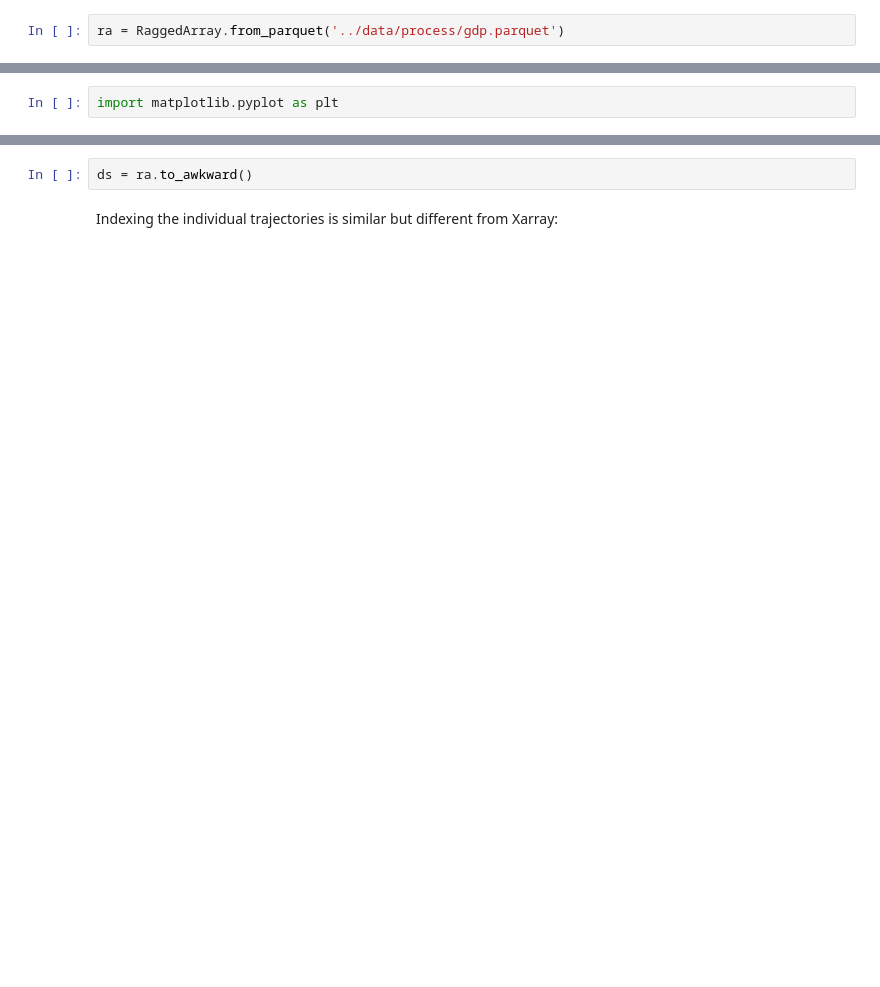
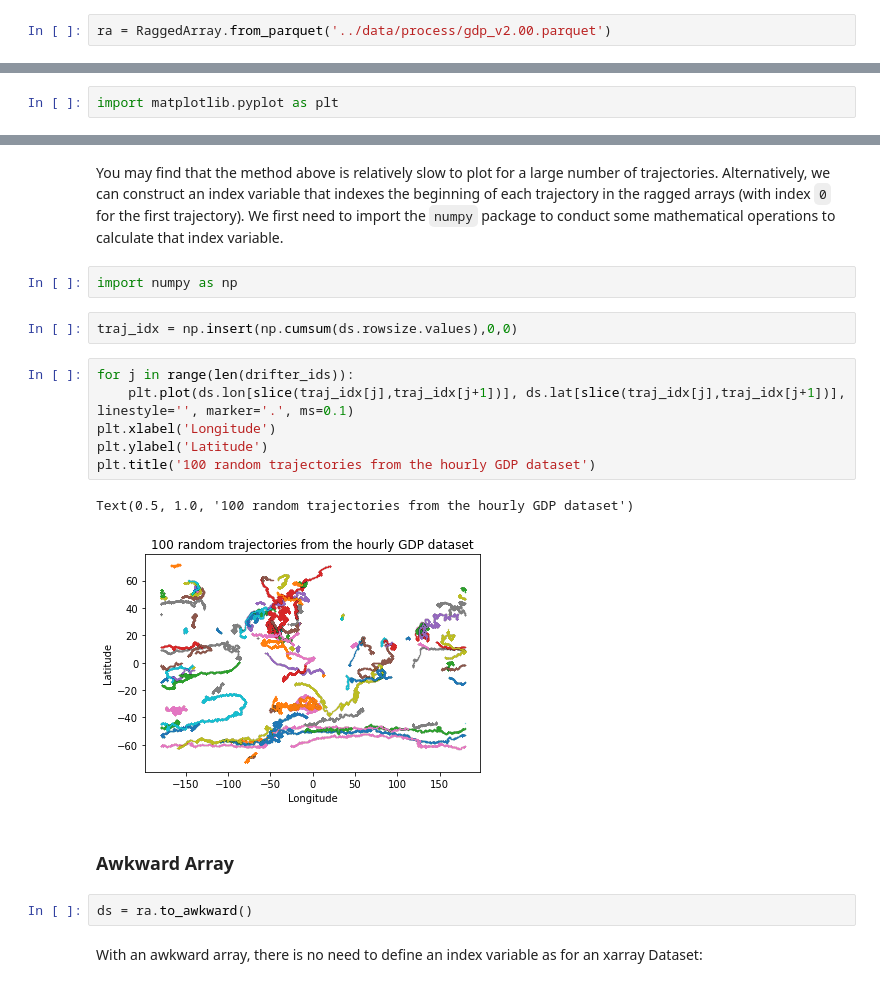
Before and after one commit to selipot/clouddrift-examples, a Jupyter notebook: notebooks/gdp.ipynb, the cells around one changed output, grey strips where cells are left out. Drawn from its saved outputs; the diff is of its cells as text; blank space fills up the shorter version.

```diff
--- a/notebooks/gdp.ipynb
+++ b/notebooks/gdp.ipynb
@@ -214,7 +212,7 @@ ra = RaggedArray.from_netcdf('../data/process/gdp.nc')
 # %% [markdown]
 ### Apache Parquet
 # %%
-ra = RaggedArray.from_parquet('../data/process/gdp.parquet')
+ra = RaggedArray.from_parquet('../data/process/gdp_v2.00.parquet')
 # %% [markdown]
 ## Converting to data structures for analysis
 
@@ -268,7 +264,24 @@ Text(0.5, 1.0, '100 random trajectories from the hourly GDP dataset')
+# %% [markdown]
+You may find that the method above is relatively slow to plot for a large number of trajectories. Alternatively, we can construct an index variable that indexes the beginning of each trajectory in the ragged arrays (with index `0` for the first trajectory). We first need to import the `numpy` package to conduct some mathematical operations to calculate that index variable.
+# %%
+import numpy as np
+# %%
+traj_idx = np.insert(np.cumsum(ds.rowsize.values),0,0)
+# %%
+for j in range(len(drifter_ids)):
+    plt.plot(ds.lon[slice(traj_idx[j],traj_idx[j+1])], ds.lat[slice(traj_idx[j],traj_idx[j+1])], linestyle='', marker='.', ms=0.1)
+plt.xlabel('Longitude')
+plt.ylabel('Latitude')
+plt.title('100 random trajectories from the hourly GDP dataset')
+# %% [output]
+Text(0.5, 1.0, '100 random trajectories from the hourly GDP dataset')
+[figure, added]
+# %% [markdown]
+### Awkward Array
 # %%
 ds = ra.to_awkward()
 # %% [markdown]
-Indexing the individual trajectories is similar but different from Xarray:
+With an awkward array, there is no need to define an index variable as for an xarray Dataset:
 # %%
 for n in range(len(drifter_ids)):
     plt.plot(ds.obs['lon'][n], ds.obs['lat'][n], linestyle='', marker='.', ms=0.1)
```
Also changed, not shown: parts of 16 cells of this notebook, 2 other files.
